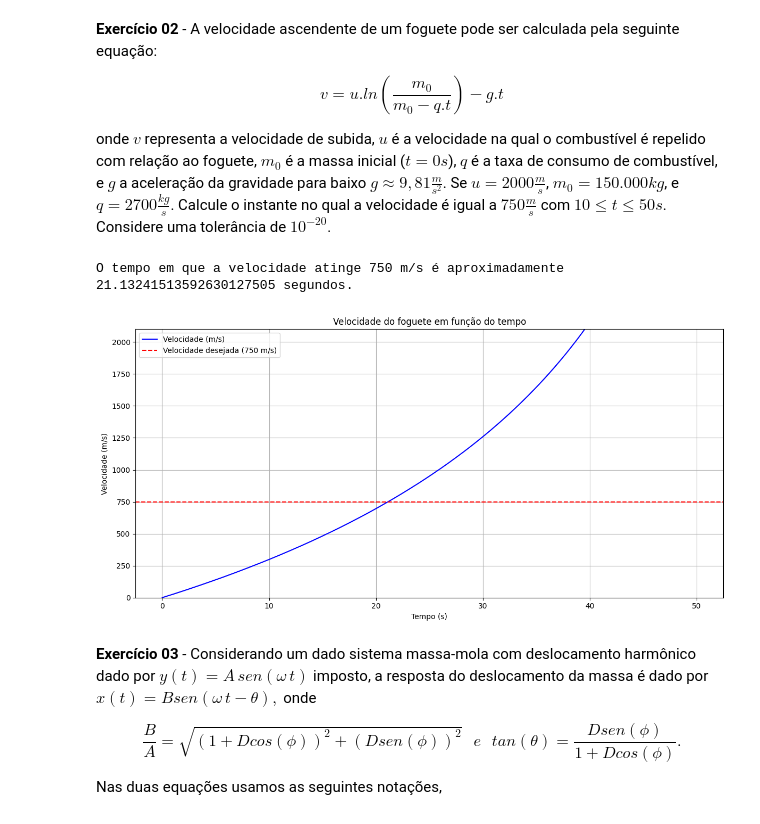
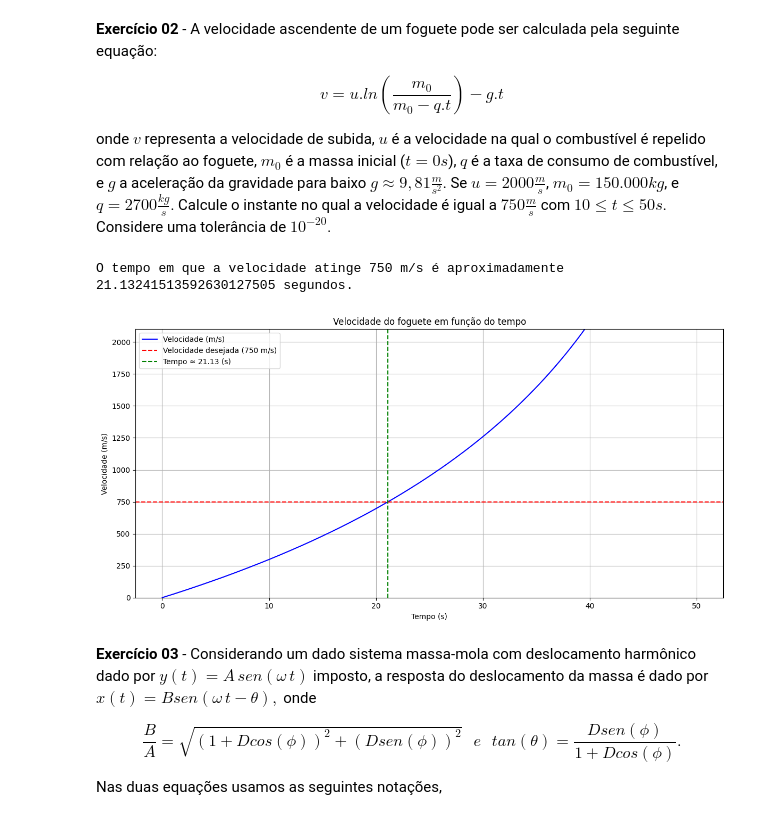
Before and after one commit to DanielMedeiros1/LAB-CN, a Jupyter notebook: Lab_02NOVO.ipynb, the cells around one changed output. Saved outputs shown, nothing was run; the diff lists cells and outputs as text; code cells hidden in the pictures.

```diff
--- a/Lab_02NOVO.ipynb
+++ b/Lab_02NOVO.ipynb
@@ -302,67 +302,64 @@ f_4 = 82.0955 Hz (α_4 = 10.995541)
 
 onde $v$ representa a velocidade de subida, $u$ é a velocidade na qual o combustível é repelido com relação ao foguete, $m_0$ é a massa inicial ($t = 0s$), $q$ é a taxa de consumo de combustível, e $g$ a aceleração da gravidade para baixo $g \approx 9,81 \frac{m}{s^2}$. Se $u = 2000 \frac{m}{s}$, $m_0 = 150.000 kg$, e $q = 2700 \frac{kg}{s}$. Calcule o instante no qual a velocidade é igual a $750 \frac{m}{s}$ com $10 \leq t\leq 50s$. Considere uma tolerância de $10^{-20}$.
 # %%
-import mpmath as mp
 import numpy as np
 import matplotlib.pyplot as plt
 
-mp.dps = 25
 
-u = mp.mpf('2000')
-g = mp.mpf('9.81')
-m0 = mp.mpf('150000')
-q = mp.mpf('2700')
-v_desejada = mp.mpf('750')
+u = 2000
+g = 9.81
+m0 = 150000
+q = 2700
+v_desejada = 750
 
 def velocidade(t):
-    return u * mp.log(m0 / (m0 - q * t)) - g * t
+    return u * np.log(m0 / (m0 - q * t)) - g * t
 
 def funcao_objetivo(t):
     return velocidade(t) - v_desejada
 
-def bissecao(f, a, b, tol, iteracoes=1000):
-    a = mp.mpf(a)
-    b = mp.mpf(b)
-    tol = mp.mpf(tol)
+def bisseccao(f, a, b, tol, iteracoes=1000):
+
     contador_iteracoes = 0
     while (b - a) / 2 > tol and contador_iteracoes < iteracoes:
         c = (a + b) / 2
         if (b - a) / 2 < tol:
             return c
         if f(a) * f(c) < 0:
             b = c
         else:
             a = c
         contador_iteracoes += 1
     return (a + b) / 2
 
 t_min = 10
 t_max = 50
-tol = mp.mpf('1e-20')
+tol = 1e-20
 
-tempo = bissecao(funcao_objetivo, t_min, t_max, tol)
+tempo = bisseccao(funcao_objetivo, t_min, t_max, tol)
 
-print(f"O tempo em que a velocidade atinge 750 m/s é aproximadamente {mp.nstr(tempo, 22)} segundos.")
+print(f"O tempo em que a velocidade atinge 750 m/s é aproximadamente {tempo:.20f} segundos.")
 
-tempos = [mp.mpf(t) for t in mp.linspace(0.01, 50, 500)]
+tempos = np.linspace(0.01, 50, 500)
 velocidades = [float(velocidade(t)) for t in tempos]
-tempos_float = [float(t) for t in tempos]
+
 
 plt.figure(figsize=(12, 6))
-plt.plot(tempos_float, velocidades, label='Velocidade (m/s)', color='blue')
+plt.plot(tempos, velocidades, label='Velocidade (m/s)', color='blue')
 plt.axhline(750, linestyle='--', label='Velocidade desejada (750 m/s)', color="red")
+plt.axvline(tempo, linestyle="--", label=f"Tempo ≈ 21.13 (s)", color="green", )
 plt.title('Velocidade do foguete em função do tempo')
 plt.xlabel('Tempo (s)')
 plt.ylabel('Velocidade (m/s)')
 plt.ylim(0, 2100)
 plt.yticks([0, 250, 500, 750, 1000, 1250, 1500, 1750, 2000])
 plt.grid(True)
 plt.legend()
 plt.tight_layout()
 plt.show()
 # %% [output]
 O tempo em que a velocidade atinge 750 m/s é aproximadamente 21.13241513592630127505 segundos.
-[figure, old version]
+[figure, new version]
 # %% [markdown]
 **Exercício 03** - Considerando um dado sistema massa-mola com deslocamento harmônico dado por $y(t) = A\,sen(\omega\,t)$ imposto, a resposta do deslocamento da massa é dado por $x(t) = B sen(\omega\,t - \theta),$ onde
 
```
Also changed, not shown: parts of 2 cells of this notebook.
